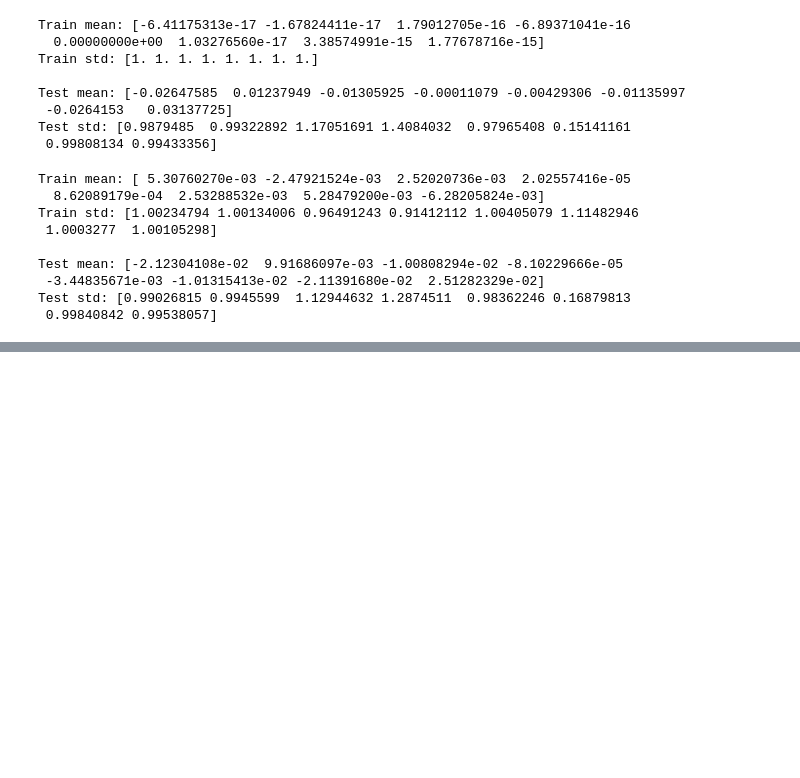
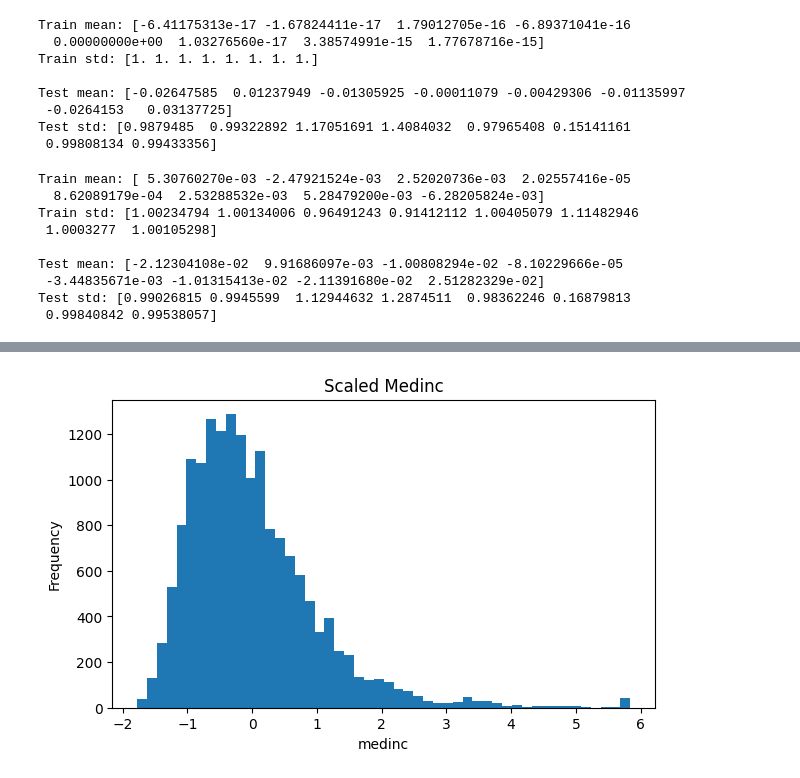
Before and after one commit to sherviiinn/My-AI-Journey, a Jupyter notebook: Machine learning/preprocessing/feature_scaling.ipynb, the cells around one changed output, grey strips where cells are left out. Drawn from its saved outputs; the diff is of its cells as text; code cells hidden in the pictures; blank space fills up the shorter version.

```diff
--- a/Machine learning/preprocessing/feature_scaling.ipynb
+++ b/Machine learning/preprocessing/feature_scaling.ipynb
@@ -293,0 +369,9 @@ Test std: [0.99026815 0.9945599  1.12944632 1.2874511  0.98362246 0.16879813
+# %%
+plt.figure(figsize =(7 , 4))
+plt.hist(X_train_scaled[: , 0] , bins = 50)
+plt.title("Scaled Medinc")
+plt.xlabel("medinc")
+plt.ylabel("Frequency")
+plt.show()
+# %% [output]
+[figure, added]
```
Also changed, not shown: parts of 12 cells of this notebook.
